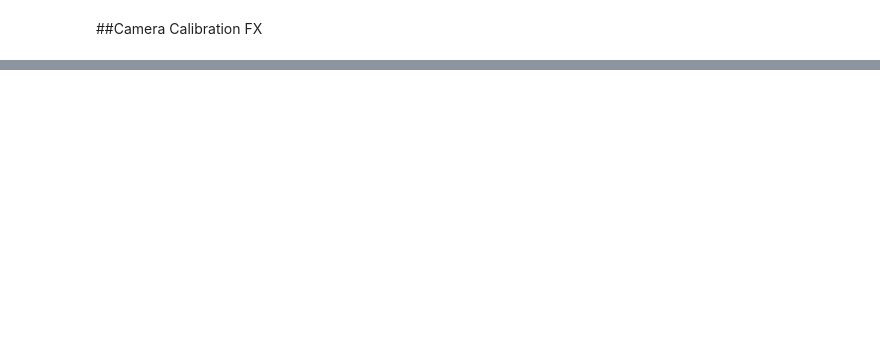
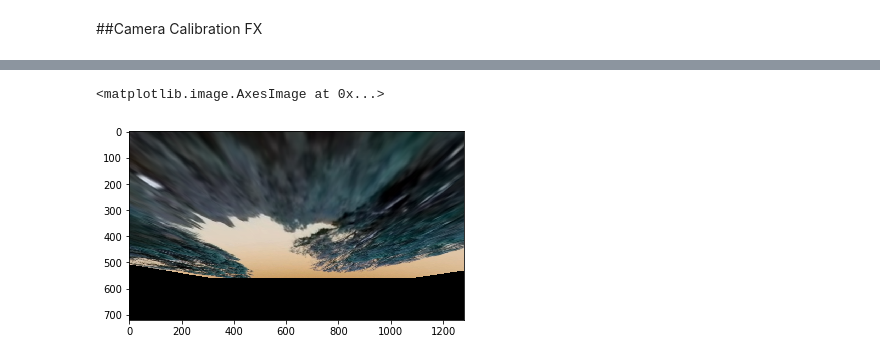
Before and after one commit to gobrando/CarND-Camera-Calibration, a Jupyter notebook: cv_calibrate_fx.ipynb, the cells around one changed output, grey strips where cells are left out. Cells and saved outputs as stored; diff of their text form; code cells hidden in the pictures; blank space fills up the shorter version.

```diff
--- a/cv_calibrate_fx.ipynb
+++ b/cv_calibrate_fx.ipynb
@@ -38,0 +52,10 @@ plt.subplots_adjust(left=0., right=1, top=0.9, bottom=0.)
+# %%
+img_size = [img.shape[1], img.shape[0]]
+src = np.float32([(220, img_size[1]), (1150, img_size[1]), (750,400), (600,400)])
+dst = np.float32([(220, img_size[1]), (1150, img_size[1]), (220, 0), (1150, 0)])
+M = cv2.getPerspectiveTransform(src, dst)
+warped = cv2.warpPerspective(undst, M, (img_size[0], img_size[1]))
+plt.imshow(warped)
+# %% [output]
+<matplotlib.image.AxesImage at 0x...>
+[figure, added]
```
Also changed, not shown: parts of 2 cells of this notebook, 1 other file.
